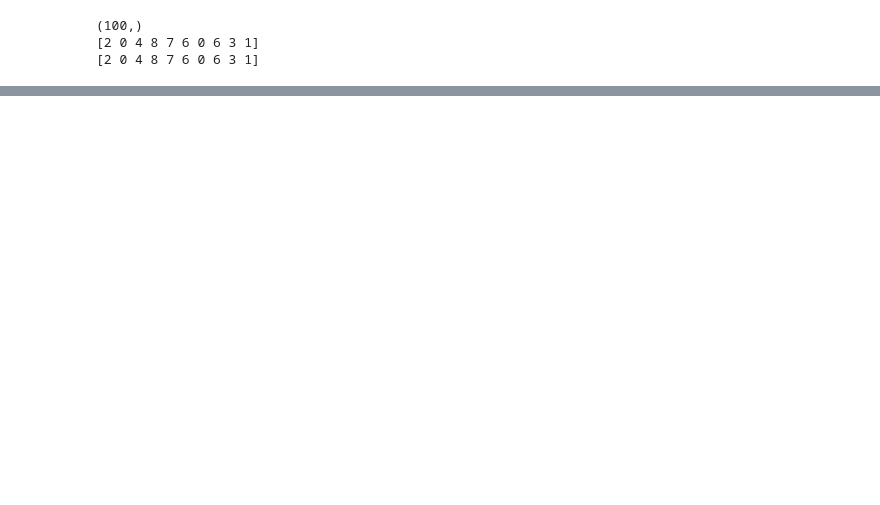
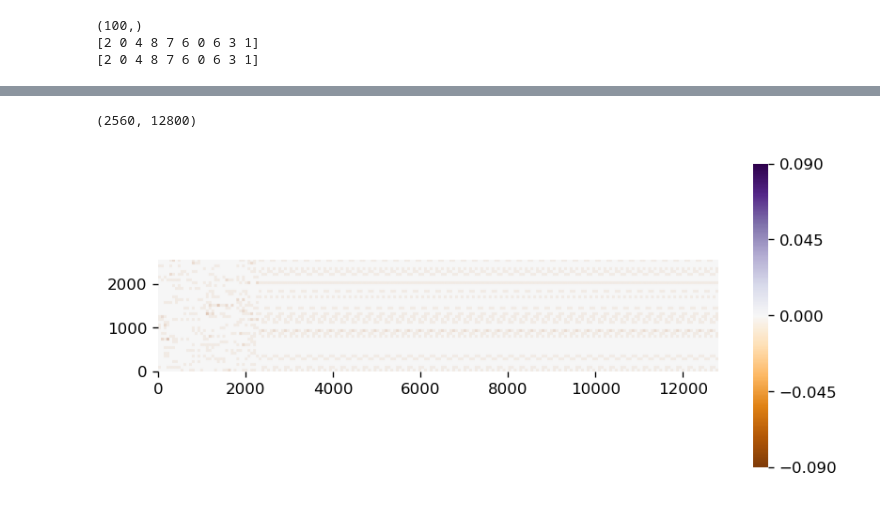
Before and after one commit to Integrated-Systems-Neuroengineering/scrramble, a Jupyter notebook: Notebooks/scrramble_mnist_recon.ipynb, the cells around one changed output, grey strips where cells are left out. Cells and saved outputs as stored; diff of their text form; code cells hidden in the pictures; blank space fills up the shorter version.

```diff
--- a/Notebooks/scrramble_mnist_recon.ipynb
+++ b/Notebooks/scrramble_mnist_recon.ipynb
@@ -220,0 +230,15 @@ print(batch['label'][:10])  # Print the first 10 labels
+# %%
+# visualize connectivity
+caps_layers = model.scrramble_caps_layers
+primary_parent_conn = caps_layers[1].visualize_connectivity()
+primary_parent_conn.shape
+# %% [output]
+(2560, 12800)
+# %%
+fig, ax = plt.subplots(figsize=(8, 5), dpi=120)
+im = plt.imshow(primary_parent_conn, cmap='PuOr', vmax=0.09, vmin=-0.09, origin='lower')
+cbar = plt.colorbar(im, ax=ax, ticks=[-0.09, -0.045, 0, 0.045, 0.09], shrink=0.7)
+cbar.outline.set_visible(False)
+sns.despine(fig, top=True, right=True, left=True, bottom=True)
+# %% [output]
+[figure, added]
```
Also changed, not shown: parts of 12 cells of this notebook, 1 other file.
